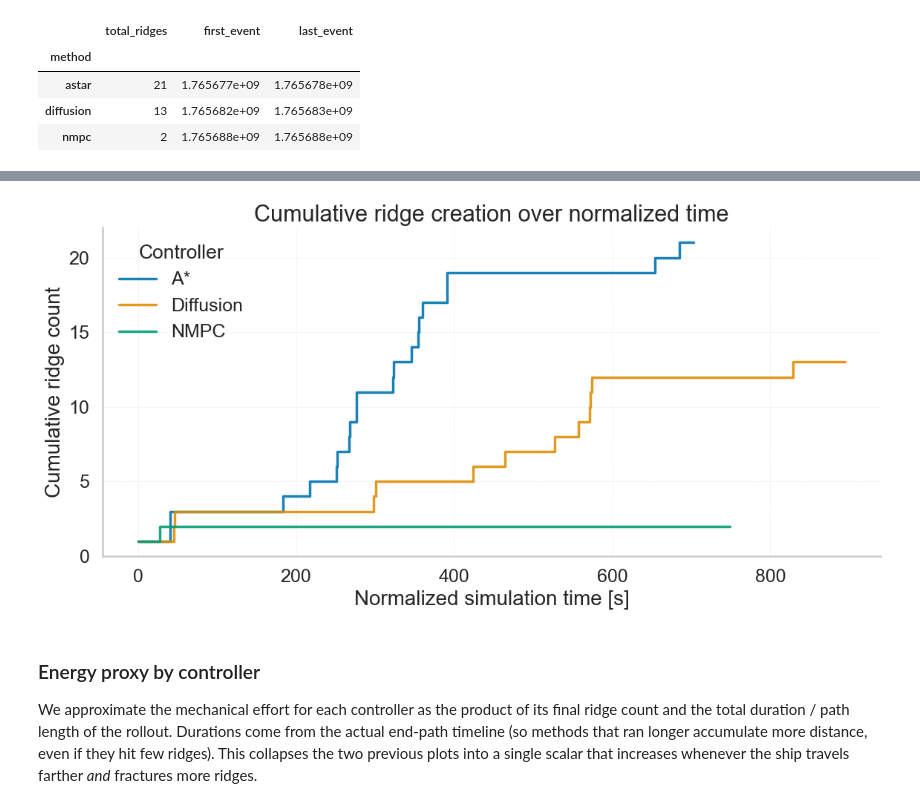
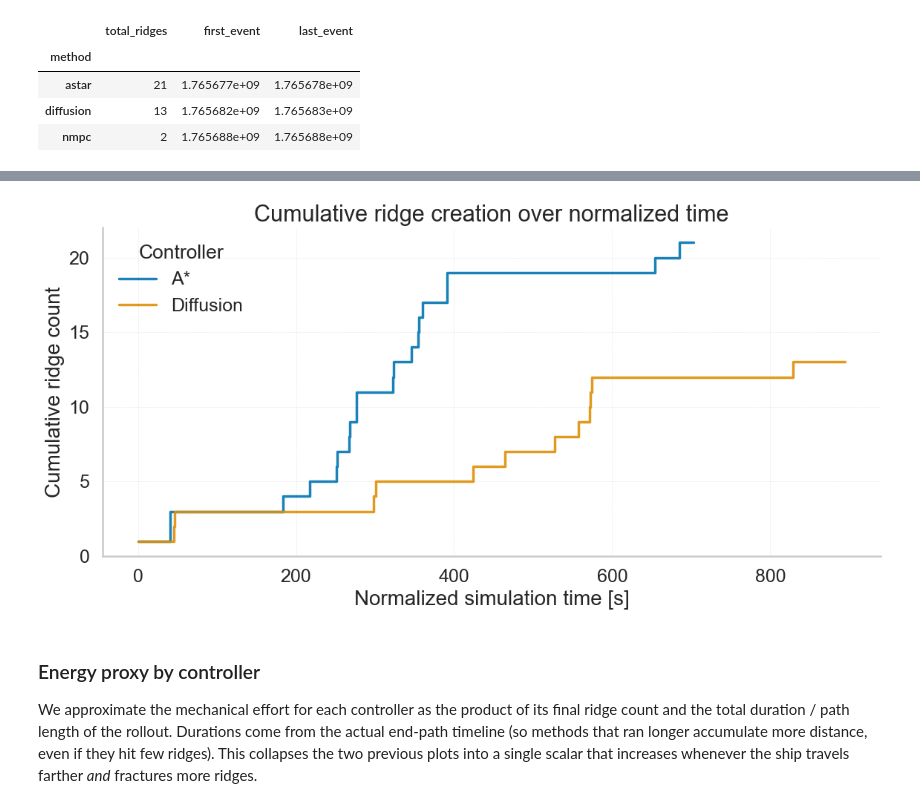
Before and after one commit to GabrielSasseville01/AUTO-IceNav, a Jupyter notebook: analysis/cost.ipynb, the cells around one changed output, grey strips where cells are left out. Saved outputs shown, nothing was run; the diff lists cells and outputs as text; code cells hidden in the pictures.

```diff
--- a/analysis/cost.ipynb
+++ b/analysis/cost.ipynb
@@ -226,53 +227,54 @@ fig.tight_layout()
 # %%
 # Mirror the cumulative ridge visualization from ship_ice_planner/evaluation/evaluate_run_sim.py
 if ridge_counts_df.empty:
     raise RuntimeError("No ridge histories were found — rerun simulations to capture ridge events.")
 
 # Optional: define custom labels for methods
 method_labels = {
     'astar': 'A*',
     'diffusion': 'Diffusion',
     'nmpc': 'NMPC',
 }
 
 fig, ax = plt.subplots(figsize=(12, 6))
 for method, group in ridge_counts_df.groupby('method'):
-    relative_time = group['time'] - group['time'].min()
-    method_duration = method_durations.get(method)
-    final_time = relative_time.iloc[-1]
-    if method_duration is not None and method_duration > final_time:
-        relative_time = pd.concat(
-            [relative_time, pd.Series([method_duration])], ignore_index=True
+    if method != "nmpc":
+        relative_time = group['time'] - group['time'].min()
+        method_duration = method_durations.get(method)
+        final_time = relative_time.iloc[-1]
+        if method_duration is not None and method_duration > final_time:
+            relative_time = pd.concat(
+                [relative_time, pd.Series([method_duration])], ignore_index=True
+            )
+            counts = pd.concat(
+                [group['cumulative_ridges'], pd.Series([group['cumulative_ridges'].iloc[-1]])],
+                ignore_index=True,
+            )
+        else:
+            counts = group['cumulative_ridges']
+
+        display_label = method_labels.get(method, method)
+        ax.step(
+            relative_time,
+            counts,
+            where='post',
+            label=display_label,
+            color=color_map.get(method),
+            linewidth=2.5,
+            alpha=0.9,
         )
-        counts = pd.concat(
-            [group['cumulative_ridges'], pd.Series([group['cumulative_ridges'].iloc[-1]])],
-            ignore_index=True,
-        )
-    else:
-        counts = group['cumulative_ridges']
-
-    display_label = method_labels.get(method, method)
-    ax.step(
-        relative_time,
-        counts,
-        where='post',
-        label=display_label,
-        color=color_map.get(method),
-        linewidth=2.5,
-        alpha=0.9,
-    )
 
 ax.set_xlabel('Normalized simulation time [s]', fontsize=20)
 ax.set_ylabel('Cumulative ridge count', fontsize=20)
 ax.set_title('Cumulative ridge creation over normalized time', fontsize=22)
 ax.legend(title='Controller', frameon=False, loc='upper left', fontsize=18, title_fontsize=19)
 ax.tick_params(axis='both', which='major', labelsize=18)
 ax.grid(True, which='major', linestyle='--', linewidth=0.5, alpha=0.4)
 plt.savefig("lineplots.pdf")
 sns.despine()
 fig.tight_layout()
 # %% [output]
-[figure, old version]
+[figure, new version]
 # %% [markdown]
 ### Energy proxy by controller
 We approximate the mechanical effort for each controller as the product of its final ridge count and the total duration / path length of the rollout. Durations come from the actual end-path timeline (so methods that ran longer accumulate more distance, even if they hit few ridges). This collapses the two previous plots into a single scalar that increases whenever the ship travels farther *and* fractures more ridges.
```
Also changed, not shown: parts of 3 cells of this notebook, 11 other files.
